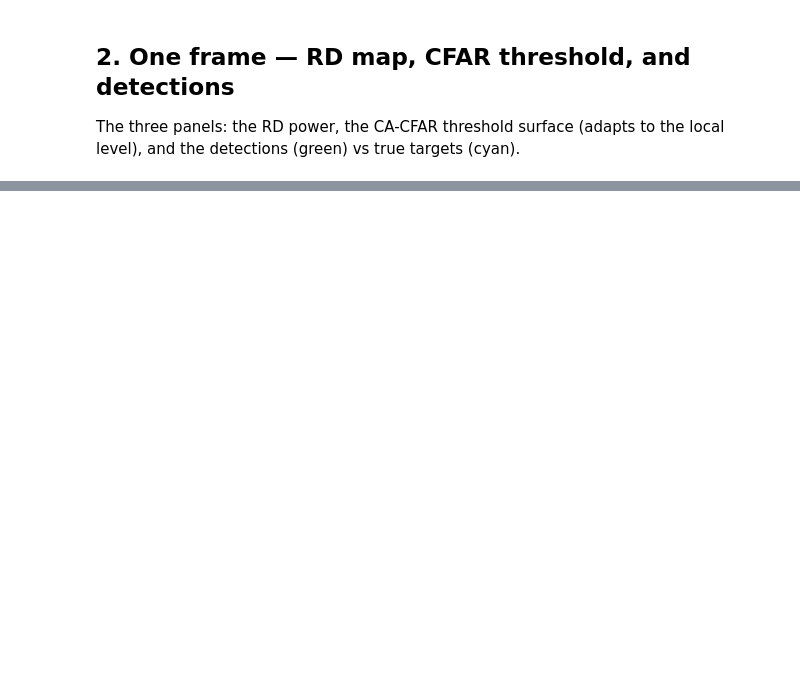
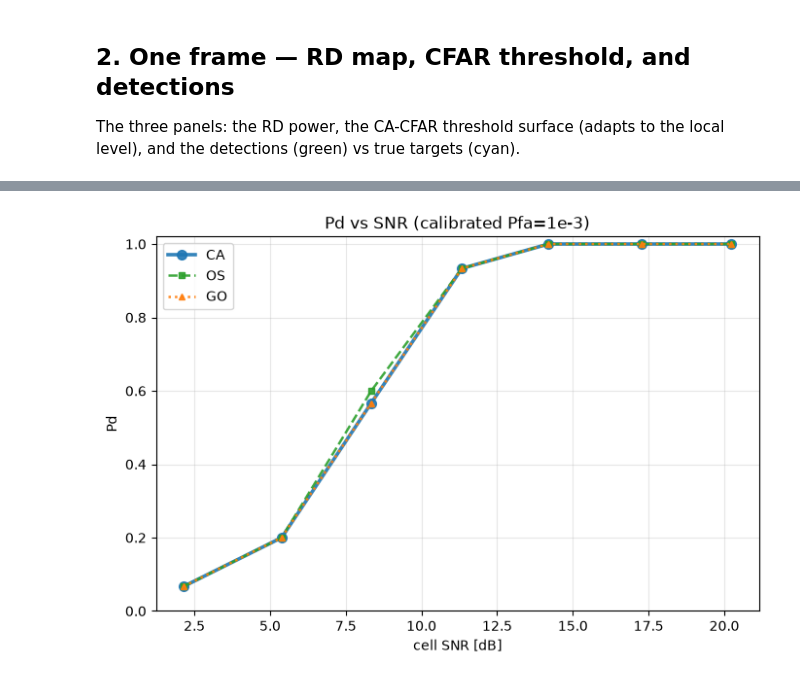
Before and after one commit to alijaafar232003/fmcw-radar-cfar-vs-dl, a Jupyter notebook: notebooks/cfar_comparison.ipynb, the cells around one changed output, grey strips where cells are left out. Cells and saved outputs as stored; diff of their text form; code cells hidden in the pictures; blank space fills up the shorter version.

```diff
--- a/notebooks/cfar_comparison.ipynb
+++ b/notebooks/cfar_comparison.ipynb
@@ -96,0 +300,19 @@ pd.DataFrame(rows).set_index("method")
+# %%
+edges = [0,3,6,9,12,15,18,21,24]
+fig, ax = plt.subplots(figsize=(8,5))
+for k in KINDS:
+    cfg = CfarConfig(kind=k, guard=GUARD, train=TRAIN)
+    alpha = CAL_ALPHA[1e-3][k]
+    frames = []
+    for fd in frames_of("snr_sweep_debug"):
+        power, tru, snr = load_frame(fd)
+        ratio, valid, _ = cfar_ratio_map(power, cfg)
+        det = extract_detections(ratio, valid, alpha, nms_size=5)
+        frames.append((det, tru, power.shape, snr))
+    curve = pd_vs_snr(frames, snr_edges=edges, cfg=MC)
+    ax.plot(curve["mean_snr_db"], curve["pd"], color=COLORS[k], label=k, **STYLE[k])
+ax.set_xlabel("cell SNR [dB]"); ax.set_ylabel("Pd"); ax.set_title("Pd vs SNR (calibrated Pfa=1e-3)")
+ax.grid(alpha=.3); ax.legend(); ax.set_ylim(0,1.02)
+plt.show()
+# %% [output]
+[figure, added]
```
Also changed, not shown: parts of 32 cells of this notebook, 4 other files.
